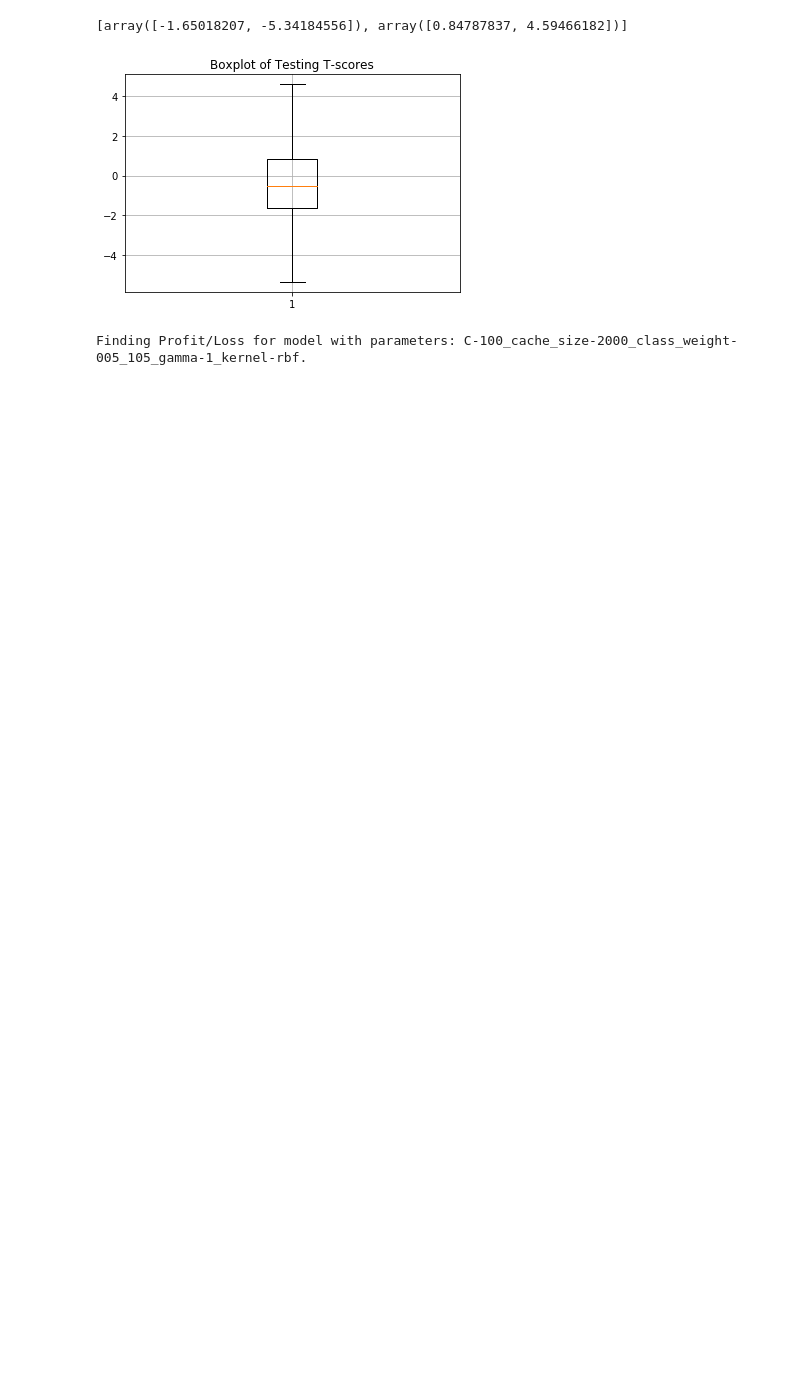
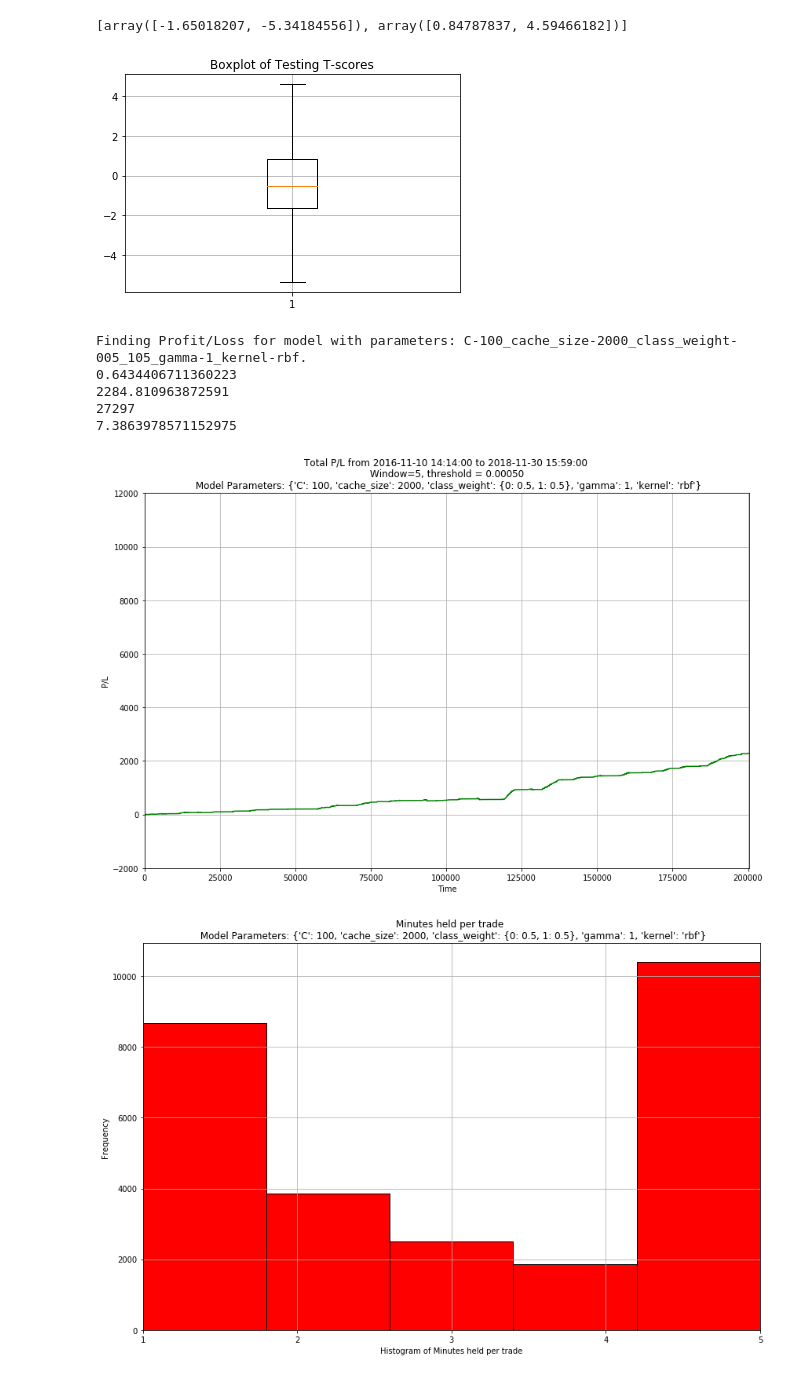
Before and after one commit to botbuildtra/HighFrequencyTradingSVMs, a Jupyter notebook: notebooks/Backtesting.ipynb, the cells around one changed output. Saved outputs shown, nothing was run; the diff lists cells and outputs as text; code cells hidden in the pictures; blank space fills up the shorter version.

```diff
--- a/notebooks/Backtesting.ipynb
+++ b/notebooks/Backtesting.ipynb
@@ -379,7 +379,22 @@ print([item.get_ydata() for item in a['whiskers']])
 [figure]
 # %%
 tscore_label = [1 if x > 0.8 else 0 for x in list(df_tscore[0])]
-# %%
-pl_info = find_profit_loss(df_pl, tscore_label, params, save_dir=save_dir+'tscore')
-# %% [output]
-Finding Profit/Loss for model with parameters: C-100_cache_size-2000_class_weight-005_105_gamma-1_kernel-rbf.
+# %%
+tscore_info = find_profit_loss(df_pl, tscore_label, params, save_dir=save_dir+'tscore')
+
+tscore_pos_label = np.array([1 if x==1 and residual > 0 else 0 for x, residual in zip(tscore_label, df_pl.residual)])
+print(precision(tscore_pos_label, df_pl['label']))
+
+print(tscore_info['total_profit'])
+
+print(tscore_info['trades_executed'])
+
+print(tscore_info['sharpe'])
+# %% [output]
+Finding Profit/Loss for model with parameters: C-100_cache_size-2000_class_weight-005_105_gamma-1_kernel-rbf.
+0.6434406711360223
+2284.810963872591
+27297
+7.3863978571152975
+[figure, added]
+[figure, added]
```
Also changed, not shown: parts of 2 cells of this notebook.
